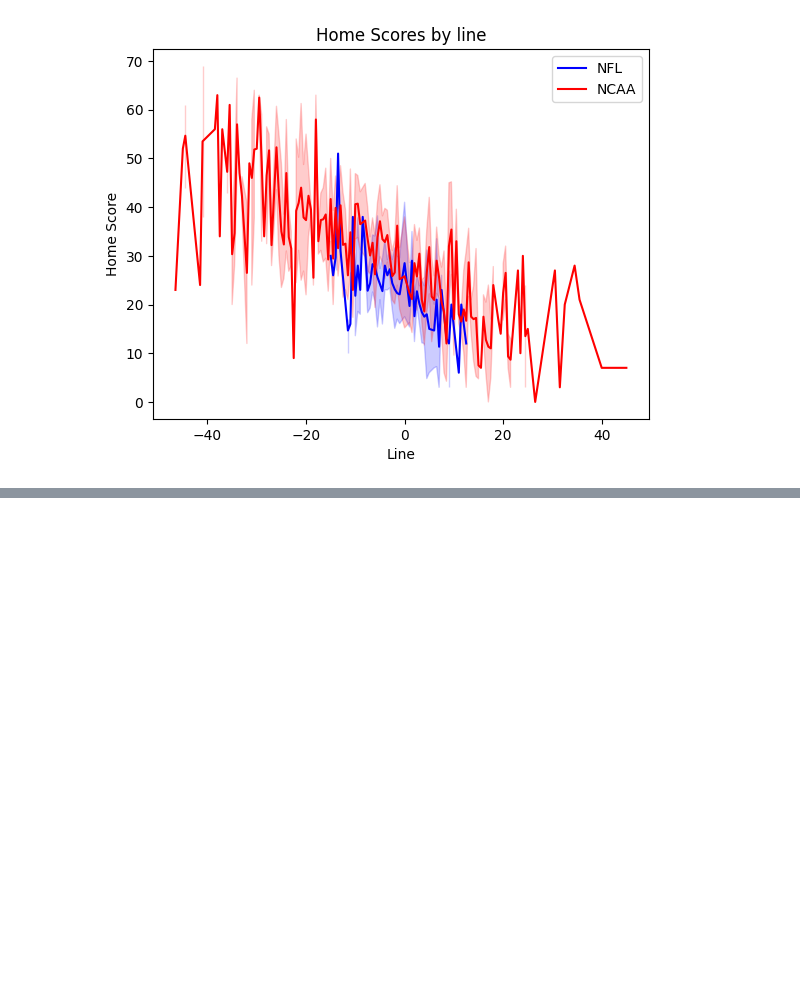
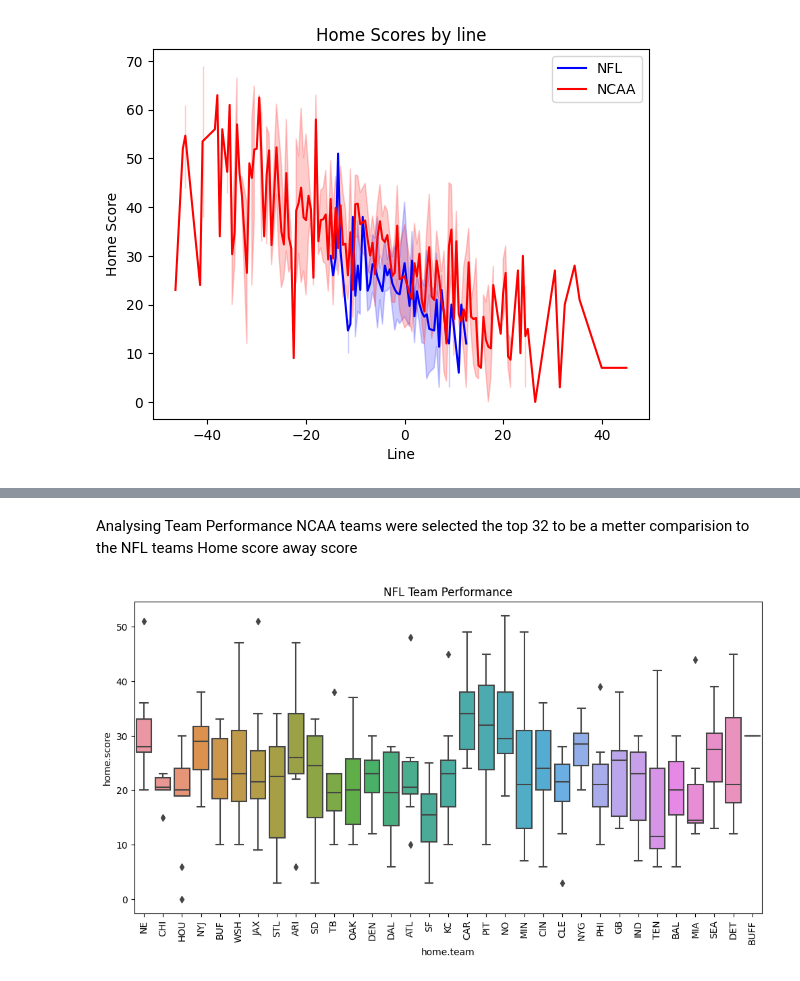
Before and after one commit to feliperodriguessd/Projetos, a Jupyter notebook: Pro_college.ipynb, the cells around one changed output, grey strips where cells are left out. Saved outputs shown, nothing was run; the diff lists cells and outputs as text; code cells hidden in the pictures; blank space fills up the shorter version.

```diff
--- a/Pro_college.ipynb
+++ b/Pro_college.ipynb
@@ -110,0 +128,13 @@ plt.show()
+# %% [markdown]
+Analysing Team Performance
+    NCAA teams were selected the top 32 to be a metter comparision to the NFL teams
+        Home score
+        away score
+# %%
+plt.figure(figsize=(12, 6))
+sns.boxplot(x='home.team', y='home.score', data=nfl_df_data_common)
+plt.title('NFL Team Performance')
+plt.xticks(rotation=90)
+plt.show()
+# %% [output]
+[figure, added]
```
Also changed, not shown: parts of 9 cells of this notebook.
